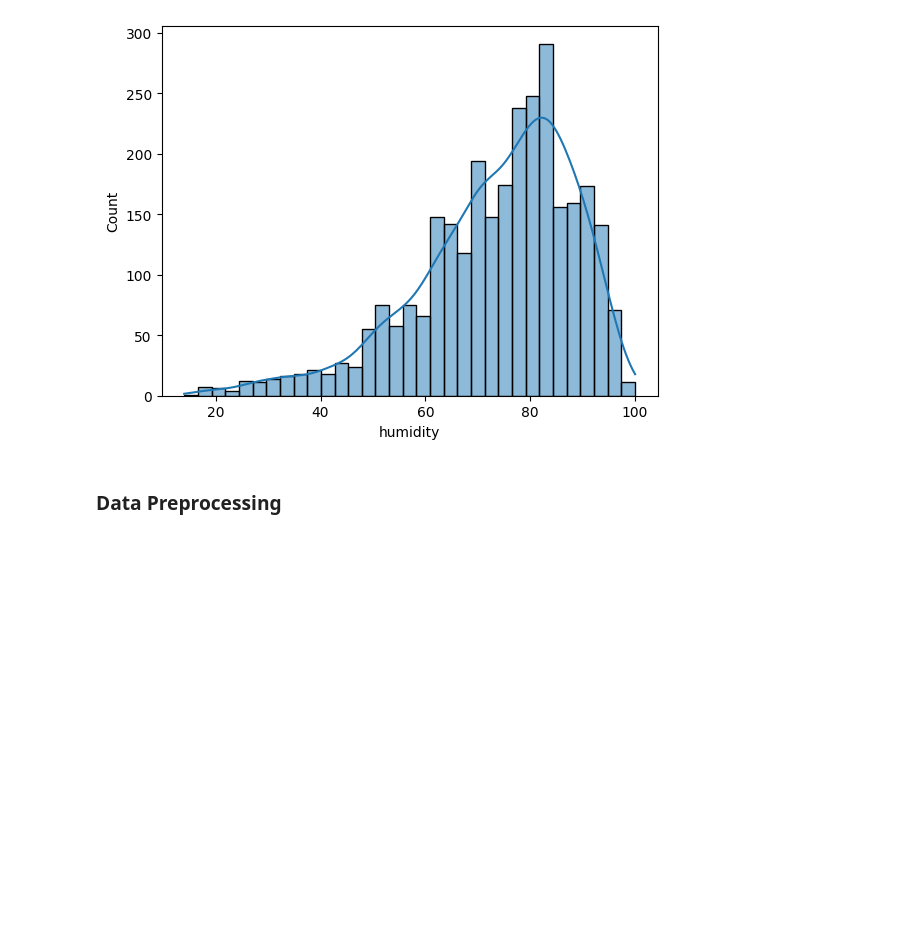
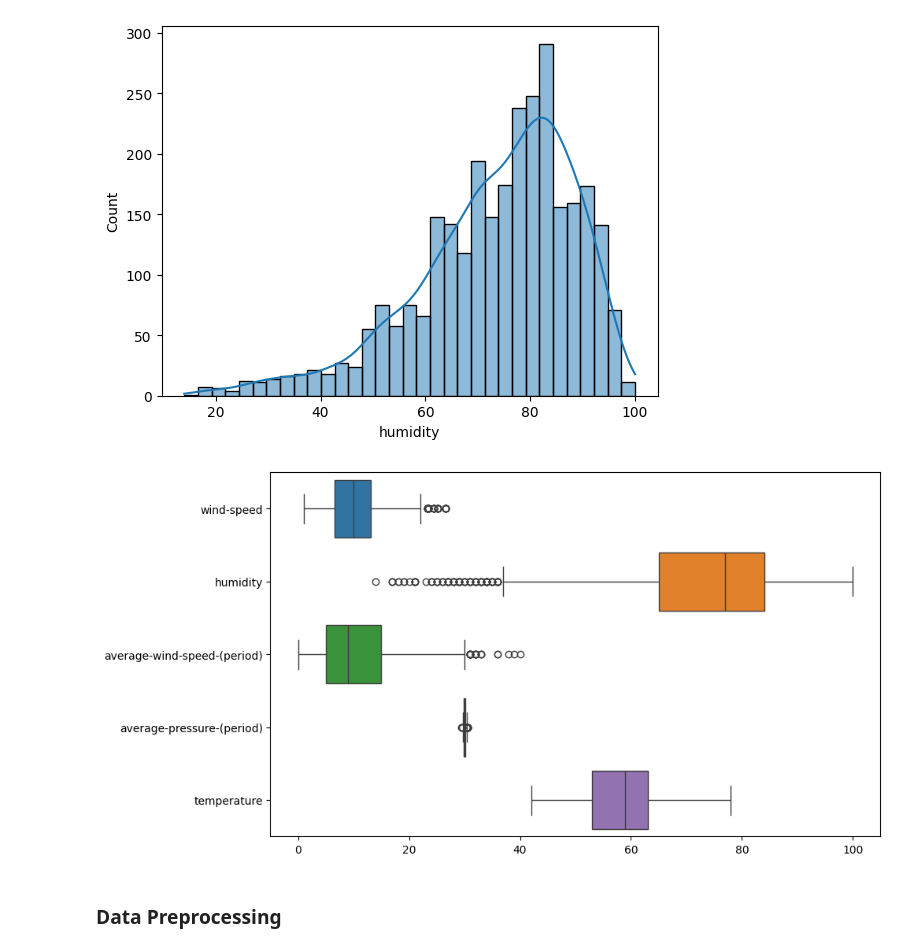
Before and after one commit to DoanDucThang0805/Total_Solar_Energy_Forecasting, a Jupyter notebook: src/XGboss.ipynb, the cells around one changed output. Drawn from its saved outputs; the diff is of its cells as text; code cells hidden in the pictures; blank space fills up the shorter version.

```diff
--- a/src/XGboss.ipynb
+++ b/src/XGboss.ipynb
@@ -87,6 +85,14 @@ sns.histplot(y, kde= True)
 # %% [output]
 <Axes: xlabel='humidity', ylabel='Count'>
 [figure]
+# %%
+import matplotlib.pyplot as plt
+import seaborn as sns
+plt.figure(figsize=(10, 6))
+sns.boxplot(data=df.drop("solar_mw", axis=1), orient='h')
+plt.show()
+# %% [output]
+[figure, added]
 # %% [markdown]
 ### Data Preprocessing
 # %%
```
Also changed, not shown: parts of 1 cell of this notebook.
